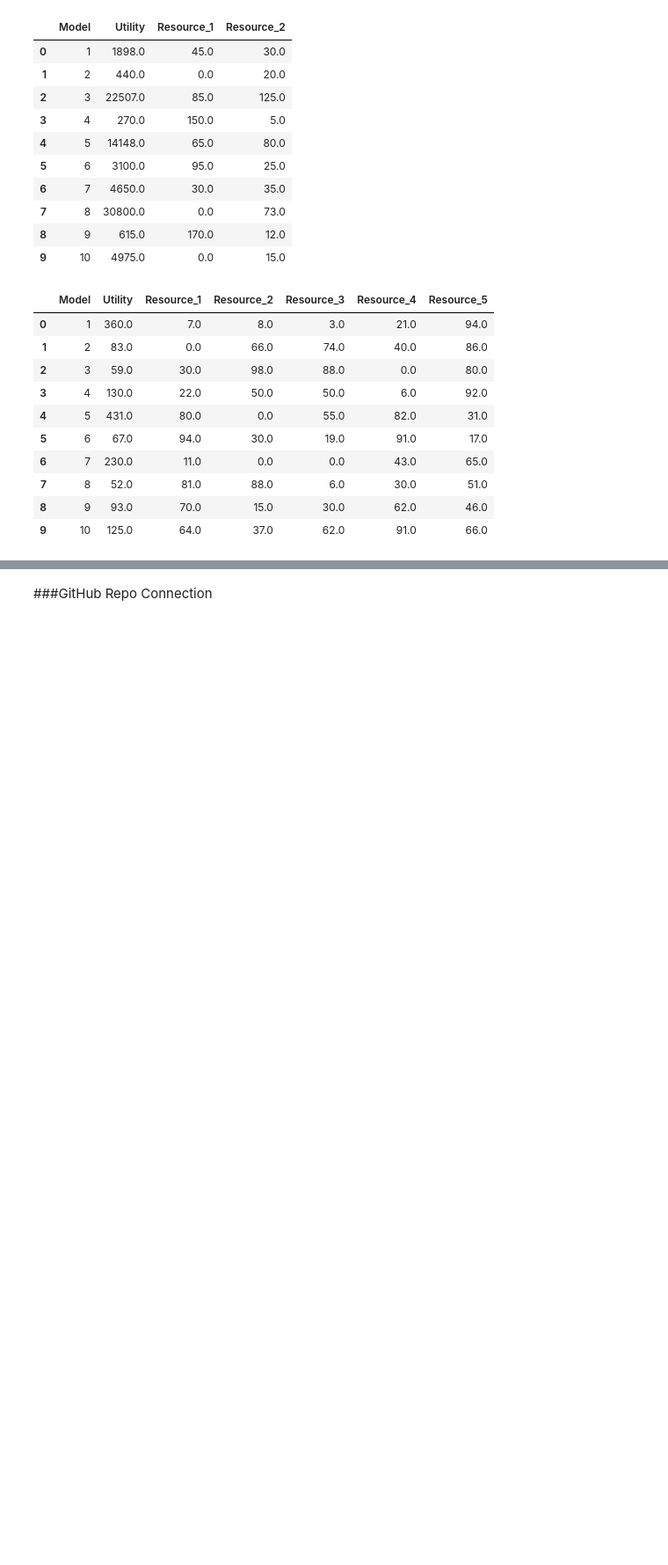
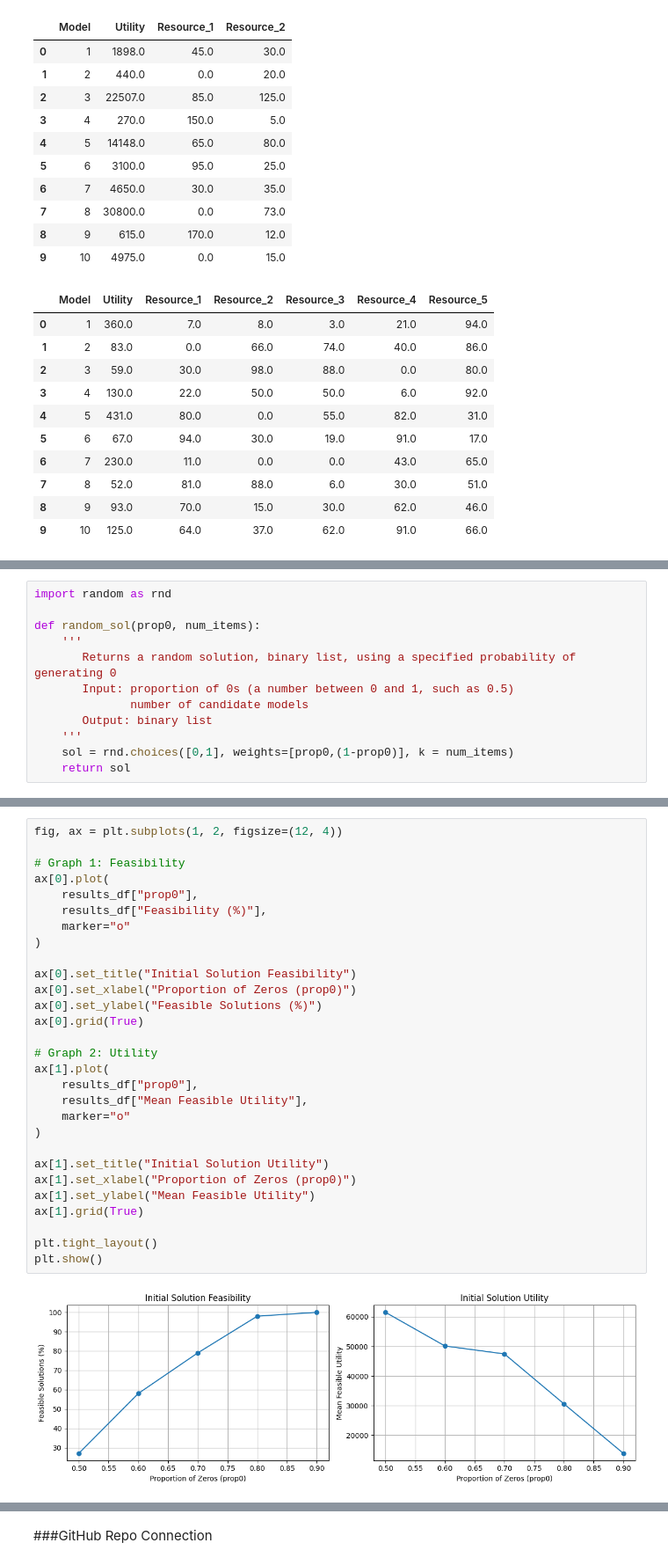
Before and after one commit to ham00496-sketch/CSCU9YE-assignment, a Jupyter notebook: CSCU9YE_Assignment.ipynb, the cells around one changed output, grey strips where cells are left out. Shown at 88% size. Drawn from its saved outputs; the diff is of its cells as text; blank space fills up the shorter version.

```diff
--- a/CSCU9YE_Assignment.ipynb
+++ b/CSCU9YE_Assignment.ipynb
@@ -161,2 +163,14 @@ display(df2.head(10))
 
 Implement a **descrete local search algorithm** (Hill-Climber). You must design your own operators (e.g. mutation, recombination) and contraint-hadling mecanism to address infeasible candidate solutions.
+# %%
+import random as rnd
+
+def random_sol(prop0, num_items):
+    '''
+       Returns a random solution, binary list, using a specified probability of generating 0
+       Input: proportion of 0s (a number between 0 and 1, such as 0.5)
+              number of candidate models
+       Output: binary list
+    '''
+    sol = rnd.choices([0,1], weights=[prop0,(1-prop0)], k = num_items)
+    return sol
@@ -162,0 +279,31 @@ Implement a **descrete local search algorithm** (Hill-Climber). You must design
+# %%
+fig, ax = plt.subplots(1, 2, figsize=(12, 4))
+
+# Graph 1: Feasibility
+ax[0].plot(
+    results_df["prop0"],
+    results_df["Feasibility (%)"],
+    marker="o"
+)
+
+ax[0].set_title("Initial Solution Feasibility")
+ax[0].set_xlabel("Proportion of Zeros (prop0)")
+ax[0].set_ylabel("Feasible Solutions (%)")
+ax[0].grid(True)
+
+# Graph 2: Utility
+ax[1].plot(
+    results_df["prop0"],
+    results_df["Mean Feasible Utility"],
+    marker="o"
+)
+
+ax[1].set_title("Initial Solution Utility")
+ax[1].set_xlabel("Proportion of Zeros (prop0)")
+ax[1].set_ylabel("Mean Feasible Utility")
+ax[1].grid(True)
+
+plt.tight_layout()
+plt.show()
+# %% [output]
+[figure, added]
```
Also changed, not shown: parts of 10 cells of this notebook.
